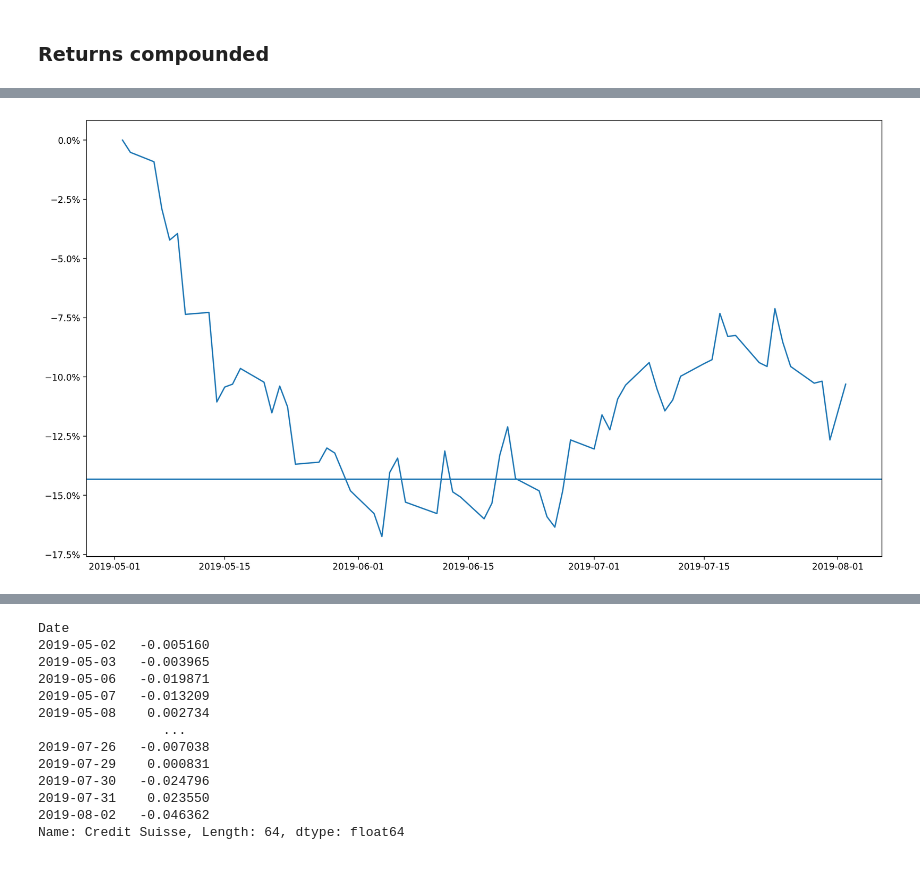
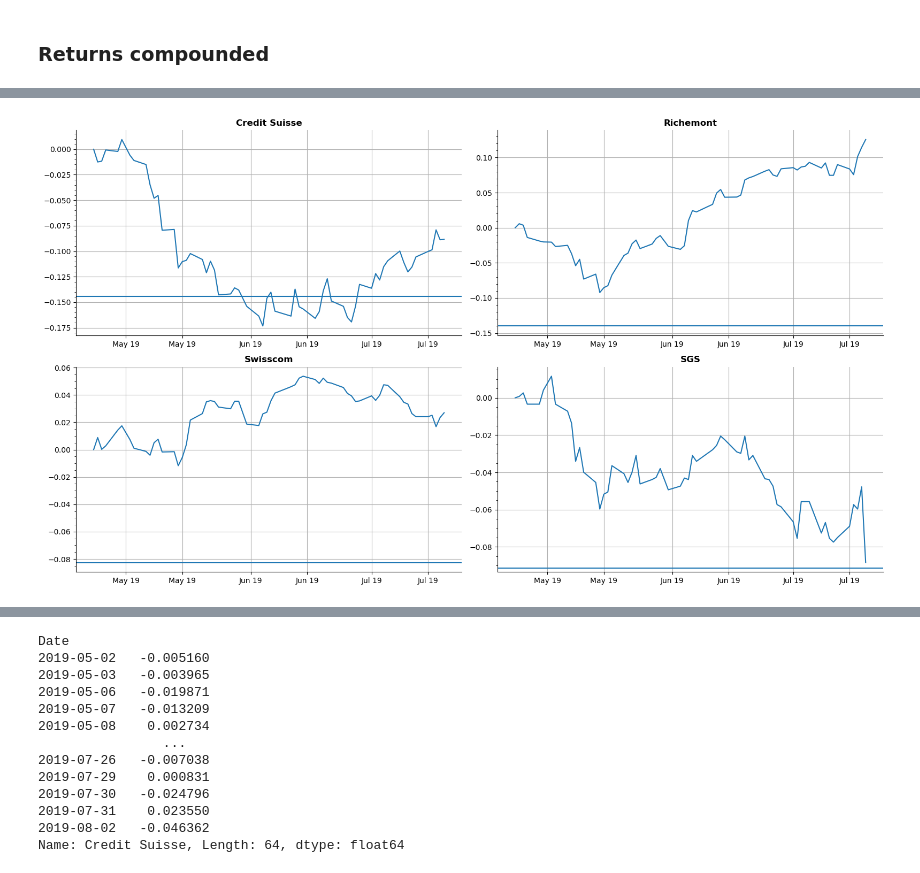
Before and after one commit to hmrug/lombard_modeling, a Jupyter notebook: temp/Stats_and_Model.ipynb, the cells around one changed output, grey strips where cells are left out. Drawn from its saved outputs; the diff is of its cells as text; code cells hidden in the pictures.

```diff
--- a/Stats_and_Model.ipynb
+++ b/temp/Stats_and_Model.ipynb
@@ -552,7 +543,0 @@ richlv1 = LV(rich_logs[:'2019-05-02'],
-# %%
-fig, ax = plt.subplots(1,1,figsize=[16,9],dpi=200)
-ax.plot(
-    compounded_date(cs_logs,'2019-04-15','2020-04-15')*100
-)
-ax.axhline(y=-(1 - cslv1))
-ax.yaxis.set_major_formatter(ticker.PercentFormatter())
@@ -561,9 +543,0 @@ ax.yaxis.set_major_formatter(ticker.PercentFormatter())
-# %%
-fig, ax = plt.subplots(1,1,figsize=[16,9],dpi=200)
-ax.plot(
-    compounded_date(cs_logs,'2019-05-02','2019-08-02')*100
-)
-ax.axhline(y=-(100 - cslv1*100))
-ax.yaxis.set_major_formatter(ticker.PercentFormatter())
-# %% [output]
-[figure, removed]
@@ -569,0 +588,4 @@ ax.yaxis.set_major_formatter(ticker.PercentFormatter())
+# %%
+contract_sel_plot([2019, 4, 23],td_year/4)
+# %% [output]
+[figure, added]
```
Also changed, not shown: parts of 12 cells of this notebook, 34 other files.
